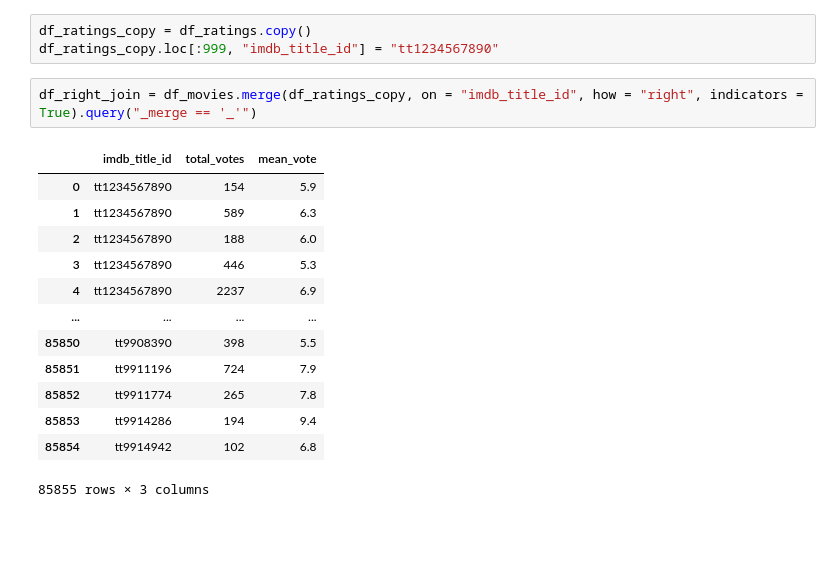
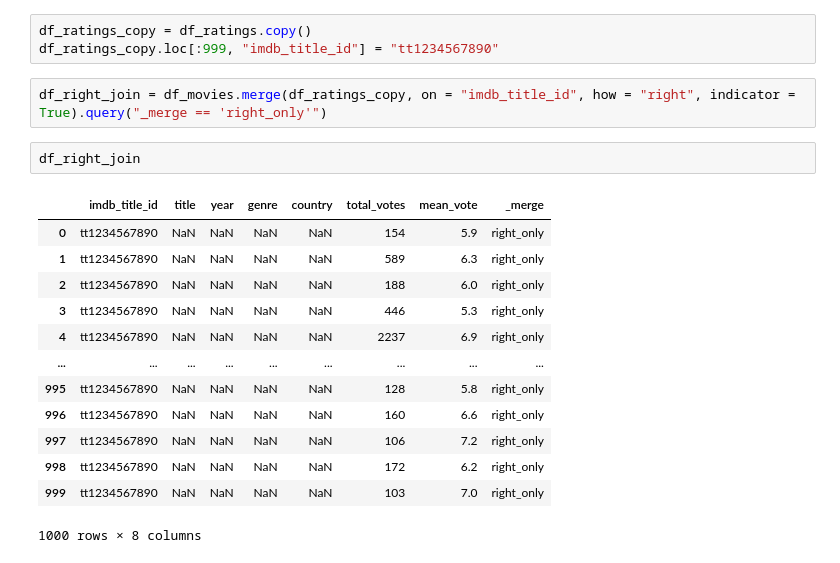
Before and after one commit to AliNuriev/oc-and-c-preps, a Jupyter notebook: Merging and Concatenating DataFrames.ipynb, the cells around one changed output. Saved outputs shown, nothing was run; the diff lists cells and outputs as text; blank space fills up the shorter version.

```diff
--- a/Merging and Concatenating DataFrames.ipynb
+++ b/Merging and Concatenating DataFrames.ipynb
@@ -349,18 +349,20 @@ df_movies.merge(df_ratings_copy, on = "imdb_title_id", how = "right")
 df_ratings_copy = df_ratings.copy()
 df_ratings_copy.loc[:999, "imdb_title_id"] = "tt1234567890"
 # %%
-df_right_join = df_movies.merge(df_ratings_copy, on = "imdb_title_id", how = "right", indicators = True).query("_merge == '_'")
+df_right_join = df_movies.merge(df_ratings_copy, on = "imdb_title_id", how = "right", indicator = True).query("_merge == 'right_only'")
-# %% [output]
-|  | imdb_title_id | total_votes | mean_vote |
-| 0 | tt1234567890 | 154 | 5.9 |
-| 1 | tt1234567890 | 589 | 6.3 |
-| 2 | tt1234567890 | 188 | 6.0 |
-| 3 | tt1234567890 | 446 | 5.3 |
-| 4 | tt1234567890 | 2237 | 6.9 |
-| ... | ... | ... | ... |
-| 85850 | tt9908390 | 398 | 5.5 |
-| 85851 | tt9911196 | 724 | 7.9 |
-| 85852 | tt9911774 | 265 | 7.8 |
-| 85853 | tt9914286 | 194 | 9.4 |
-| 85854 | tt9914942 | 102 | 6.8 |
-85855 rows × 3 columns
+# %%
+df_right_join
+# %% [output]
+|  | imdb_title_id | title | year | genre | country | total_votes | mean_vote | _merge |
+| 0 | tt1234567890 | NaN | NaN | NaN | NaN | 154 | 5.9 | right_only |
+| 1 | tt1234567890 | NaN | NaN | NaN | NaN | 589 | 6.3 | right_only |
+| 2 | tt1234567890 | NaN | NaN | NaN | NaN | 188 | 6.0 | right_only |
+| 3 | tt1234567890 | NaN | NaN | NaN | NaN | 446 | 5.3 | right_only |
+| 4 | tt1234567890 | NaN | NaN | NaN | NaN | 2237 | 6.9 | right_only |
+| ... | ... | ... | ... | ... | ... | ... | ... | ... |
+| 995 | tt1234567890 | NaN | NaN | NaN | NaN | 128 | 5.8 | right_only |
+| 996 | tt1234567890 | NaN | NaN | NaN | NaN | 160 | 6.6 | right_only |
+| 997 | tt1234567890 | NaN | NaN | NaN | NaN | 106 | 7.2 | right_only |
+| 998 | tt1234567890 | NaN | NaN | NaN | NaN | 172 | 6.2 | right_only |
+| 999 | tt1234567890 | NaN | NaN | NaN | NaN | 103 | 7.0 | right_only |
+1000 rows × 8 columns
```
Also changed, not shown: 2 other files.
